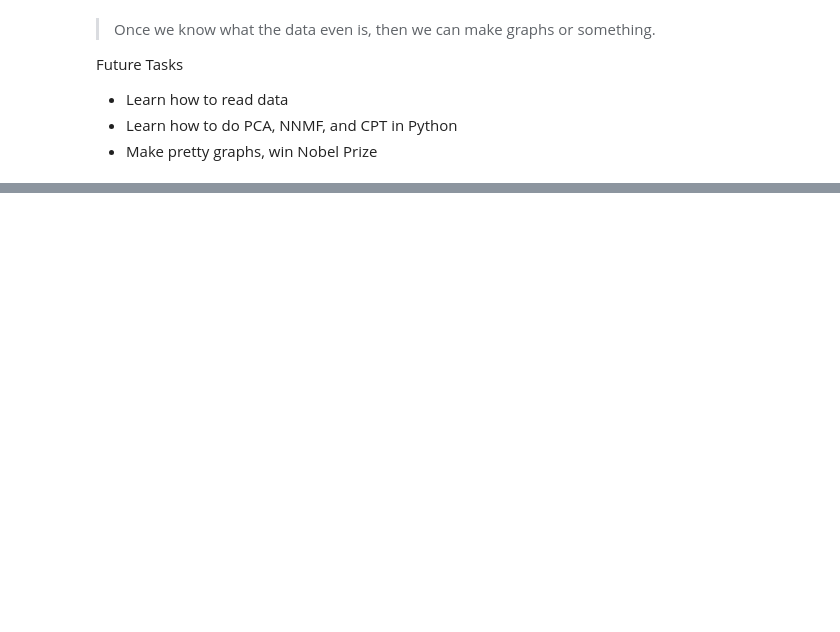
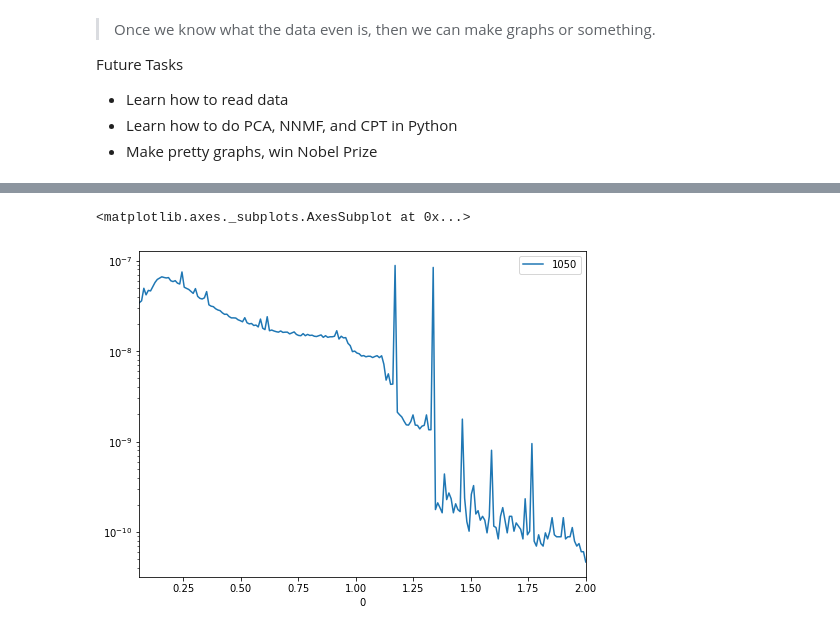
Before and after one commit to Dithizone/Math398-Project, a Jupyter notebook: PNNL_Analysis.ipynb, the cells around one changed output, grey strips where cells are left out. Cells and saved outputs as stored; diff of their text form; code cells hidden in the pictures; blank space fills up the shorter version.

```diff
--- a/PNNL_Analysis.ipynb
+++ b/PNNL_Analysis.ipynb
@@ -32,0 +56,5 @@ Future Tasks
+# %%
+PNNLdata.plot(kind="line", y=1050, figsize=(8, 6), logy=True)
+# %% [output]
+<matplotlib.axes._subplots.AxesSubplot at 0x...>
+[figure, added]
```
Also changed, not shown: parts of 7 cells of this notebook, 1 other file.
